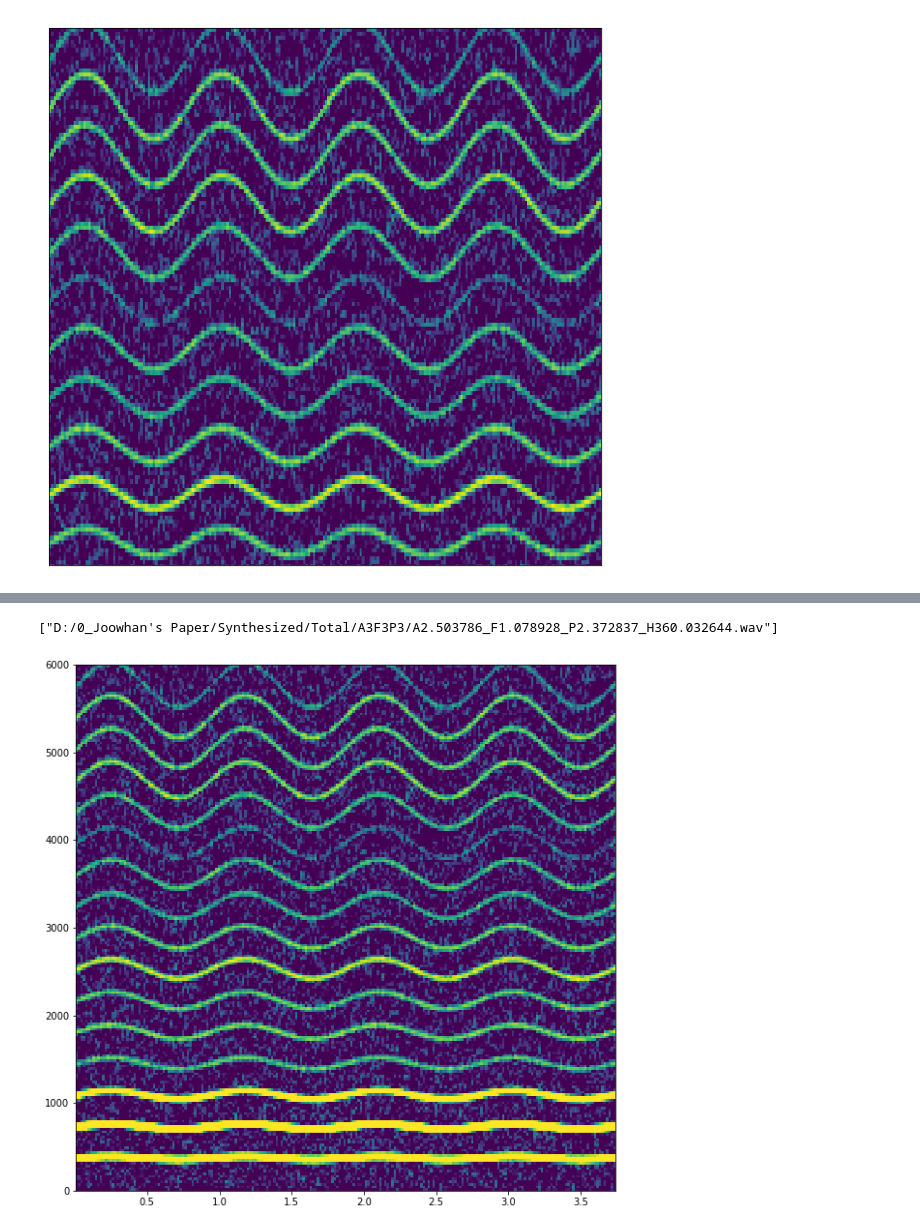
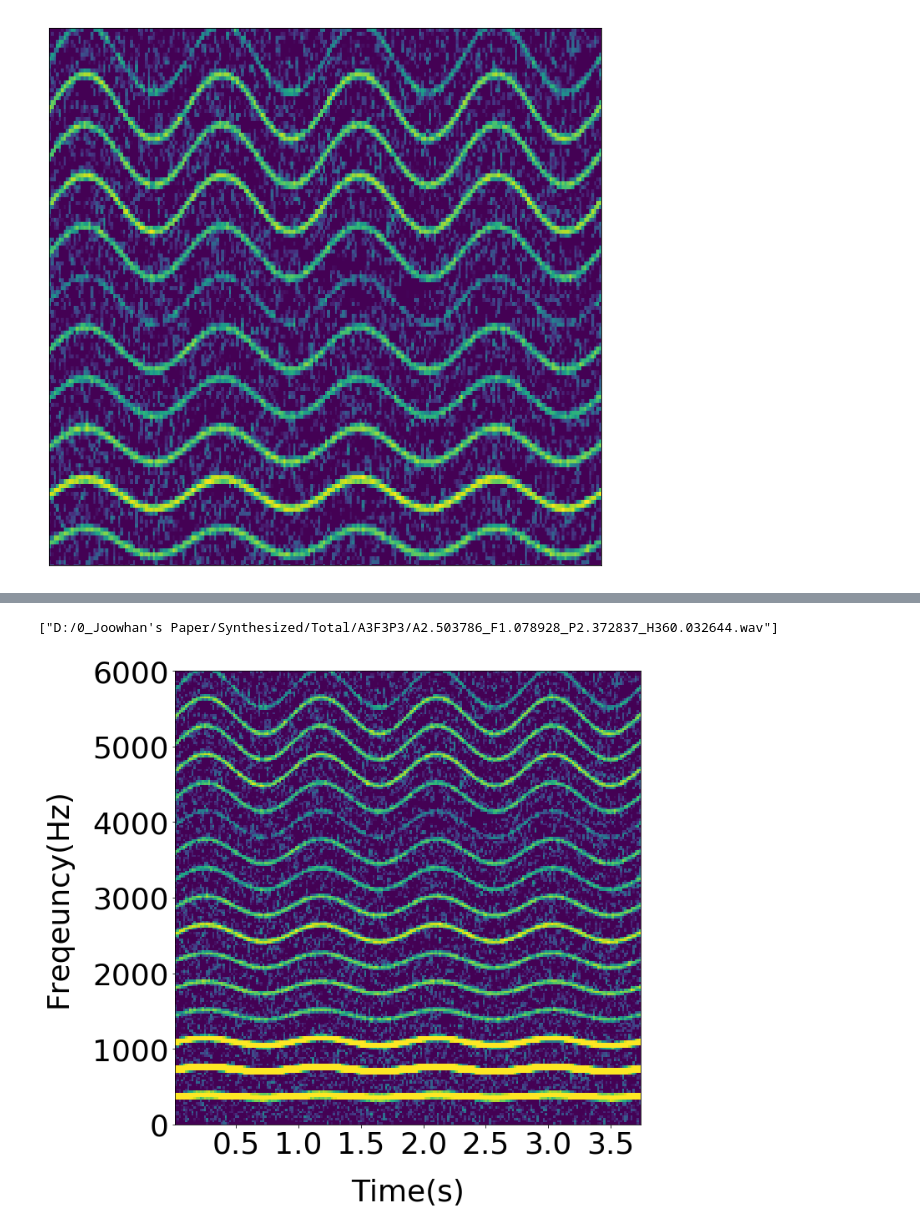
Before and after one commit to Joovvhan/Master-Thesis, a Jupyter notebook: src/PPT_Image_Maker.ipynb, the cells around one changed output, grey strips where cells are left out. Saved outputs shown, nothing was run; the diff lists cells and outputs as text; code cells hidden in the pictures.

```diff
--- a/src/PPT_Image_Maker.ipynb
+++ b/src/PPT_Image_Maker.ipynb
@@ -65,32 +72,42 @@ plt.show()
 # %%
 x = glob.glob('''D:/0_Joowhan's Paper/Synthesized/Total/A3F3P3/A2.503786_F1.078928_P2.372837_H360.032644.wav''')
 print(x)
 
 nsc = 1470
 nov = nsc/2
 nff = nsc
 imgSize = 224
 
 fs, dataInt16 = wf.read('''D:\\0_Joowhan's Paper\\Synthesized\\Total\\A3F3P3\\A2.503786_F1.078928_P2.372837_H360.032644.wav''')
 dataFloat = dataInt16 / (2 ** 15)
 Pxx, _, _, _ = plt.specgram(dataFloat, NFFT=nff, Fs=fs, noverlap=nov, \
                                    window=np.hamming(nsc), cmap='viridis')
 fig = plt.gcf()
 fig.set_size_inches(10, 10)
 # plt.gca().get_xaxis().set_visible(False)
 # plt.gca().get_yaxis().set_visible(False)
 
 # plt.colorbar()
 
 plt.clim((-80, -60))
 
 plt.ylim((0, 6000))
 
-for item in ([ax.title, ax.xaxis.label, ax.yaxis.label] +
-             ax.get_xticklabels() + ax.get_yticklabels()):
-    item.set_fontsize(20)
+# for item in ([ax.title, ax.xaxis.label, ax.yaxis.label] +
+#              ax.get_xticklabels() + ax.get_yticklabels()):
+#     item.set_fontsize(20)
+# plt.xticks(fontsize=14, rotation=90)
+
+
+plt.xticks(fontsize=36)
+plt.xlabel('Time(s)', fontsize=36, labelpad = 24)
+
+plt.yticks(fontsize=36)
+plt.ylabel('Freqeuncy(Hz)', fontsize=36, labelpad = 24)
+
+
 
 plt.show()
 # %% [output]
 ["D:/0_Joowhan's Paper/Synthesized/Total/A3F3P3/A2.503786_F1.078928_P2.372837_H360.032644.wav"]
-[figure, old version]
+[figure, new version]
```
Also changed, not shown: parts of 1 cell of this notebook.
